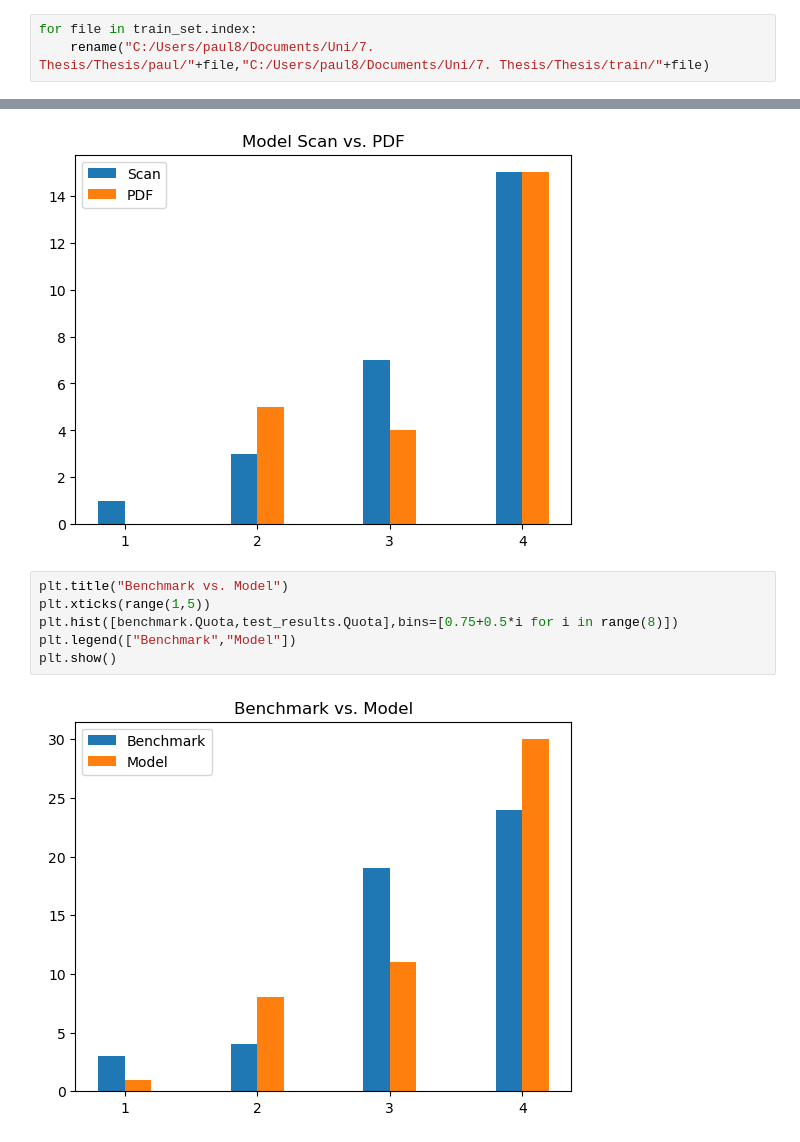
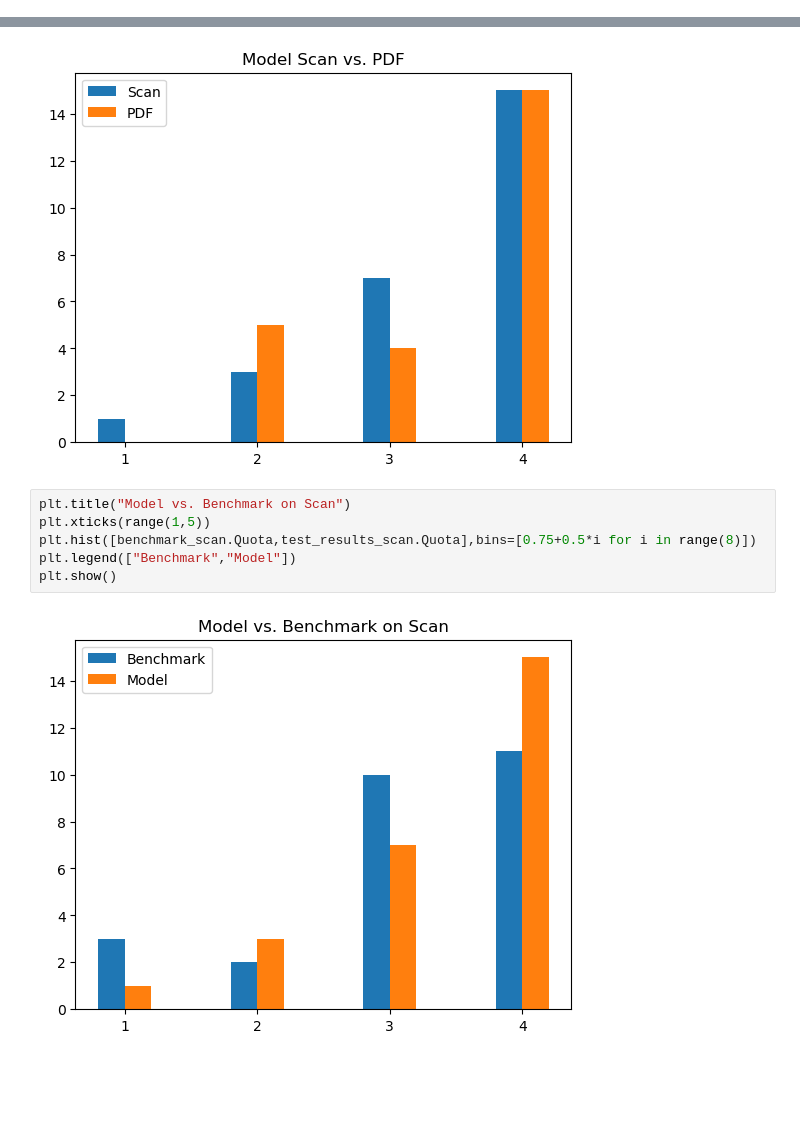
Before and after one commit to Paul01001000/HFU-Bachelor-Thesis, a Jupyter notebook: Data_Analysis.ipynb, the cells around one changed output, grey strips where cells are left out. Drawn from its saved outputs; the diff is of its cells as text; blank space fills up the shorter version.

```diff
--- a/Data_Analysis.ipynb
+++ b/Data_Analysis.ipynb
@@ -221,9 +293,6 @@ scan_train, scan_test = train_test_split(scan.loc[scan["Scan"] == True,:],test_s
 
 train_set = pdf_train._append(scan_train)
 test_set = pdf_test._append(scan_test)
-# %%
-for file in train_set.index:
-    rename("C:/Users/paul8/Documents/Uni/7. Thesis/Thesis/paul/"+file,"C:/Users/paul8/Documents/Uni/7. Thesis/Thesis/train/"+file)
 # %%
 test_set = np.array(listdir("C:/Users/paul8/Documents/Uni/7. Thesis/Thesis/paul/"))
 benchmark = results.loc[test_set,:]
@@ -367,10 +448,10 @@ plt.show()
 # %% [output]
 [figure]
 # %%
-plt.title("Benchmark vs. Model")
+plt.title("Model vs. Benchmark on Scan")
 plt.xticks(range(1,5))
-plt.hist([benchmark.Quota,test_results.Quota],bins=[0.75+0.5*i for i in range(8)])
+plt.hist([benchmark_scan.Quota,test_results_scan.Quota],bins=[0.75+0.5*i for i in range(8)])
 plt.legend(["Benchmark","Model"])
 plt.show()
 # %% [output]
-[figure, old version]
+[figure, new version]
```
Also changed, not shown: parts of 19 cells of this notebook.
